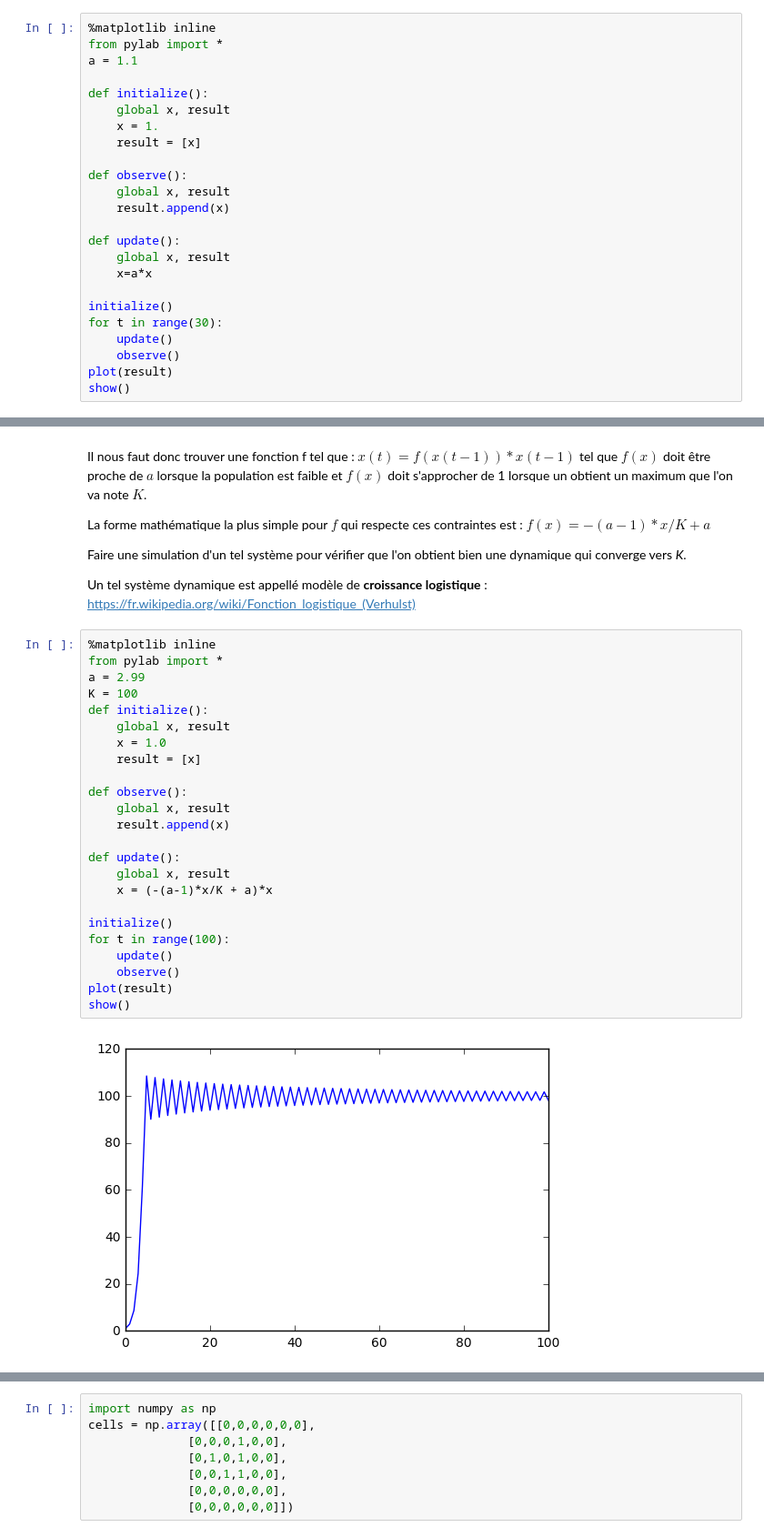
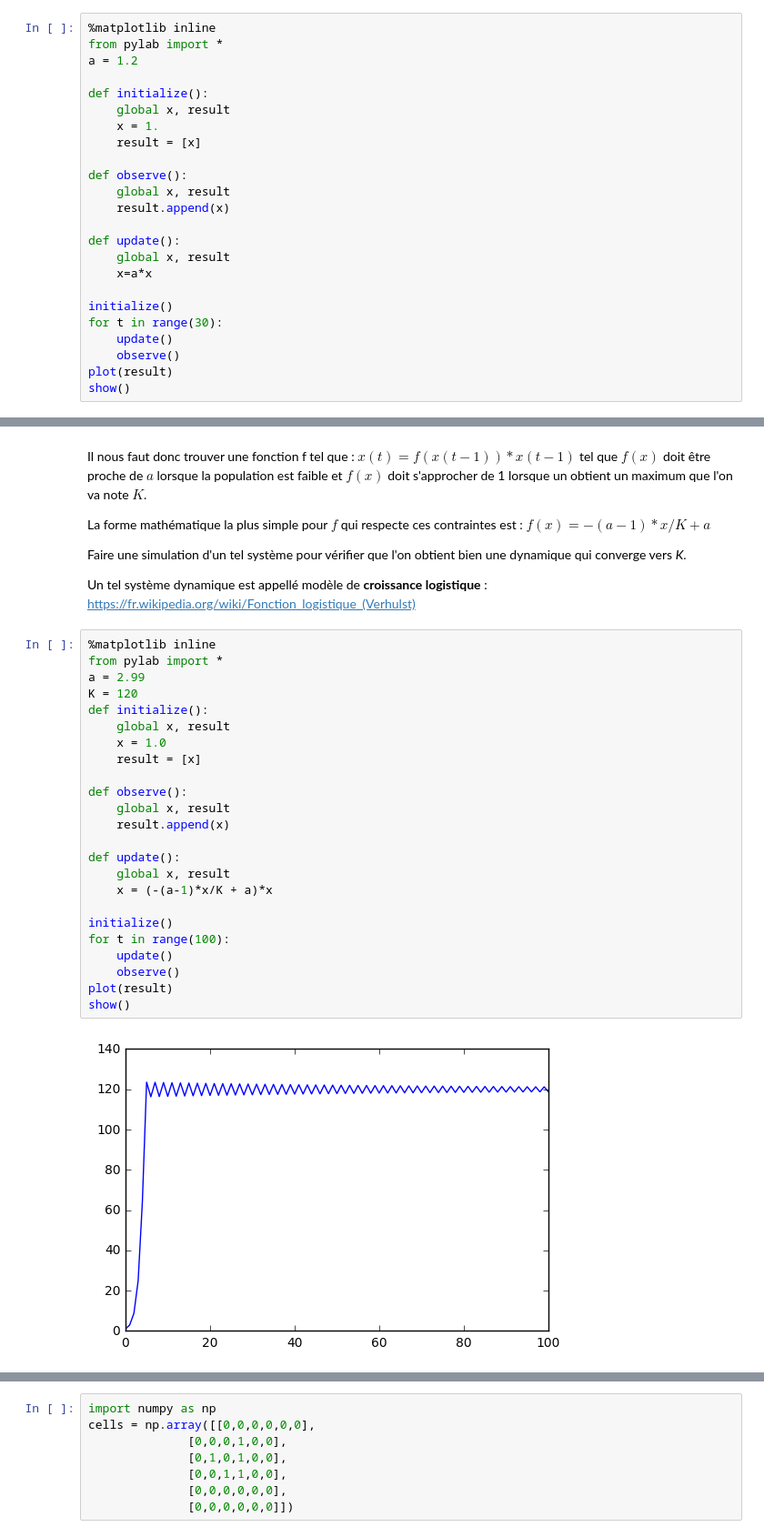
Before and after one commit to SergeStinckwich/ARE-UPMC, a Jupyter notebook: ARE-DYNAMIC/fiche1.ipynb, the cells around one changed output, grey strips where cells are left out. Shown: that part at 91% size. Saved outputs shown, nothing was run; the diff lists cells and outputs as text.

```diff
--- a/ARE-DYNAMIC/fiche1.ipynb
+++ b/ARE-DYNAMIC/fiche1.ipynb
@@ -95,7 +101,7 @@ Une meilleure façon de comprendre la dynamique de ce système est de plotter le
 # %%
 %matplotlib inline
 from pylab import *
-a = 1.1
+a = 1.2
 
 def initialize():
     global x, result
@@ -142,29 +148,29 @@ Un tel système dynamique est appellé modèle de **croissance logistique** : ht
 # %%
 %matplotlib inline
 from pylab import *
 a = 2.99
-K = 100
+K = 120
 def initialize():
     global x, result
     x = 1.0
     result = [x]
 
 def observe():
     global x, result
     result.append(x)
 
 def update():
     global x, result
     x = (-(a-1)*x/K + a)*x
 
 initialize()
 for t in range(100):
     update()
     observe()
 plot(result)
 show()
 # %% [output]
-[figure, old version]
+[figure, new version]
 # %% [markdown]
 ## Le Jeu de la Vie
 Prenons maintenant un exemple plus complexes de simulation, celui d'un phénonème écologique representant l'évolution de cellules qui naissent ou qui meurent au cours du temps: le jeu de la Vie.
```
Also changed, not shown: parts of 2 cells of this notebook, 2 other files.
